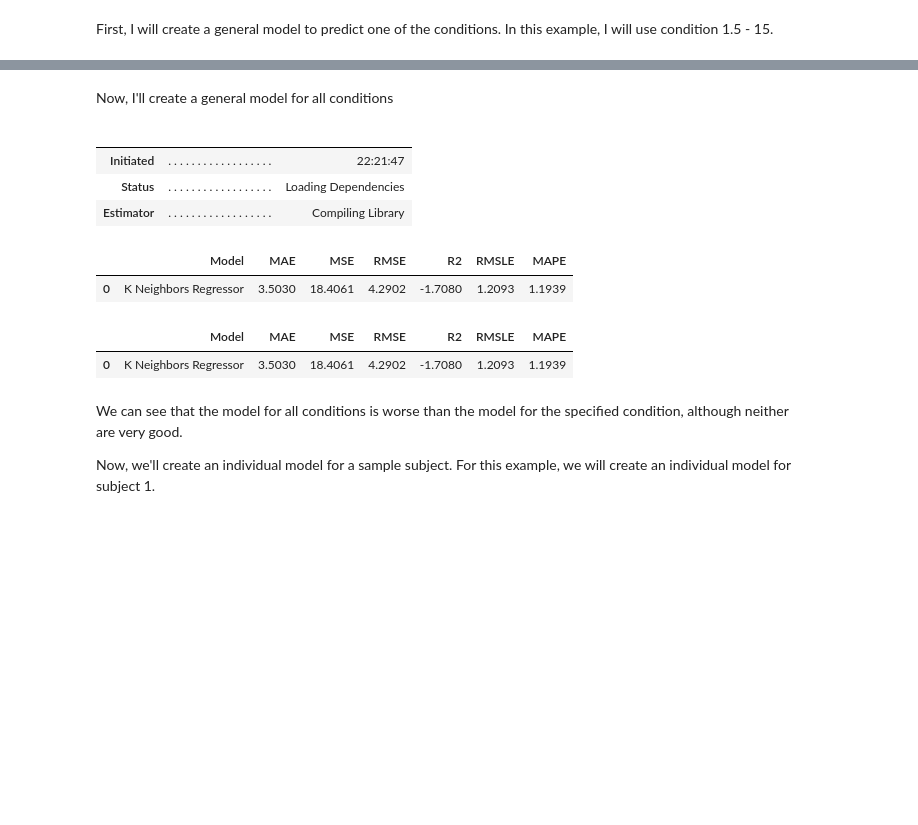
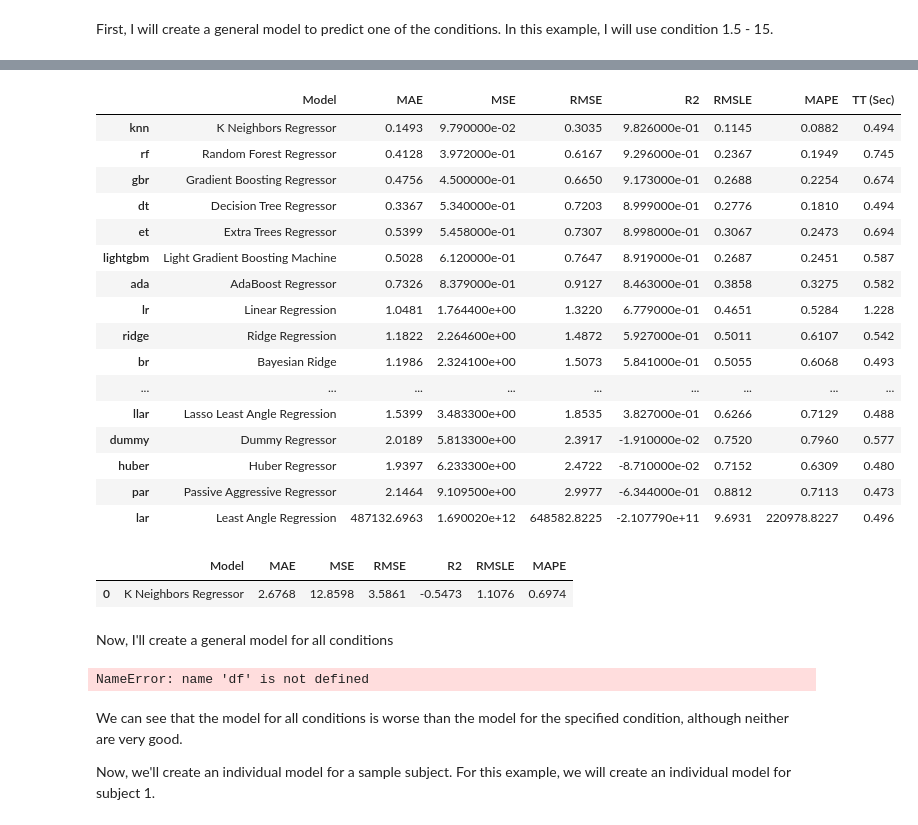
Before and after one commit to fmegahed/shoulder_fatigue_modeling, a Jupyter notebook: models.ipynb, the cells around one changed output, grey strips where cells are left out. Cells and saved outputs as stored; diff of their text form; code cells hidden in the pictures; blank space fills up the shorter version.

Commit message:
Improvements to models

```diff
--- a/models.ipynb
+++ b/models.ipynb
@@ -77,3 +97,28 @@ predictions = predict_model(model_condition, data=test)
+# %%
+pull()
+# %% [output]
+|  | Model | MAE | MSE | RMSE | R2 | RMSLE | MAPE | TT (Sec) |
+| knn | K Neighbors Regressor | 0.1493 | 9.790000e-02 | 0.3035 | 9.826000e-01 | 0.1145 | 0.0882 | 0.494 |
+| rf | Random Forest Regressor | 0.4128 | 3.972000e-01 | 0.6167 | 9.296000e-01 | 0.2367 | 0.1949 | 0.745 |
+| gbr | Gradient Boosting Regressor | 0.4756 | 4.500000e-01 | 0.6650 | 9.173000e-01 | 0.2688 | 0.2254 | 0.674 |
+| dt | Decision Tree Regressor | 0.3367 | 5.340000e-01 | 0.7203 | 8.999000e-01 | 0.2776 | 0.1810 | 0.494 |
+| et | Extra Trees Regressor | 0.5399 | 5.458000e-01 | 0.7307 | 8.998000e-01 | 0.3067 | 0.2473 | 0.694 |
+| lightgbm | Light Gradient Boosting Machine | 0.5028 | 6.120000e-01 | 0.7647 | 8.919000e-01 | 0.2687 | 0.2451 | 0.587 |
+| ada | AdaBoost Regressor | 0.7326 | 8.379000e-01 | 0.9127 | 8.463000e-01 | 0.3858 | 0.3275 | 0.582 |
+| lr | Linear Regression | 1.0481 | 1.764400e+00 | 1.3220 | 6.779000e-01 | 0.4651 | 0.5284 | 1.228 |
+| ridge | Ridge Regression | 1.1822 | 2.264600e+00 | 1.4872 | 5.927000e-01 | 0.5011 | 0.6107 | 0.542 |
+| br | Bayesian Ridge | 1.1986 | 2.324100e+00 | 1.5073 | 5.841000e-01 | 0.5055 | 0.6068 | 0.493 |
+| ... | ... | ... | ... | ... | ... | ... | ... | ... |
+| llar | Lasso Least Angle Regression | 1.5399 | 3.483300e+00 | 1.8535 | 3.827000e-01 | 0.6266 | 0.7129 | 0.488 |
+| dummy | Dummy Regressor | 2.0189 | 5.813300e+00 | 2.3917 | -1.910000e-02 | 0.7520 | 0.7960 | 0.577 |
+| huber | Huber Regressor | 1.9397 | 6.233300e+00 | 2.4722 | -8.710000e-02 | 0.7152 | 0.6309 | 0.480 |
+| par | Passive Aggressive Regressor | 2.1464 | 9.109500e+00 | 2.9977 | -6.344000e-01 | 0.8812 | 0.7113 | 0.473 |
+| lar | Least Angle Regression | 487132.6963 | 1.690020e+12 | 648582.8225 | -2.107790e+11 | 9.6931 | 220978.8227 | 0.496 |
+# %%
+predictions = predict_model(model_condition, data=test)
+# %% [output]
+|  | Model | MAE | MSE | RMSE | R2 | RMSLE | MAPE |
+| 0 | K Neighbors Regressor | 2.6768 | 12.8598 | 3.5861 | -0.5473 | 1.1076 | 0.6974 |
 # %% [markdown]
 Now, I'll create a general model for all conditions
 # %%
@@ -83,17 +128,9 @@ test = df.loc[df['subject'].isin(range(13, 16))]
 
 reg = setup(data=train, target='rpe')
 model_general = compare_models()
-predictions = predict_model(model_general, data=test)
+# predictions = predict_model(model_general, data=test)
 # %% [output]
-|  |  |  |
-|  |  |  |
-| Initiated | . . . . . . . . . . . . . . . . . . | 22:21:47 |
-| Status | . . . . . . . . . . . . . . . . . . | Loading Dependencies |
-| Estimator | . . . . . . . . . . . . . . . . . . | Compiling Library |
-|  | Model | MAE | MSE | RMSE | R2 | RMSLE | MAPE |
-| 0 | K Neighbors Regressor | 3.5030 | 18.4061 | 4.2902 | -1.7080 | 1.2093 | 1.1939 |
-|  | Model | MAE | MSE | RMSE | R2 | RMSLE | MAPE |
-| 0 | K Neighbors Regressor | 3.5030 | 18.4061 | 4.2902 | -1.7080 | 1.2093 | 1.1939 |
+NameError: name 'df' is not defined
 # %% [markdown]
 We can see that the model for all conditions is worse than the model for the specified condition, although neither are very good.
 
```
Also changed, not shown: parts of 3 cells of this notebook, 1 other file.
